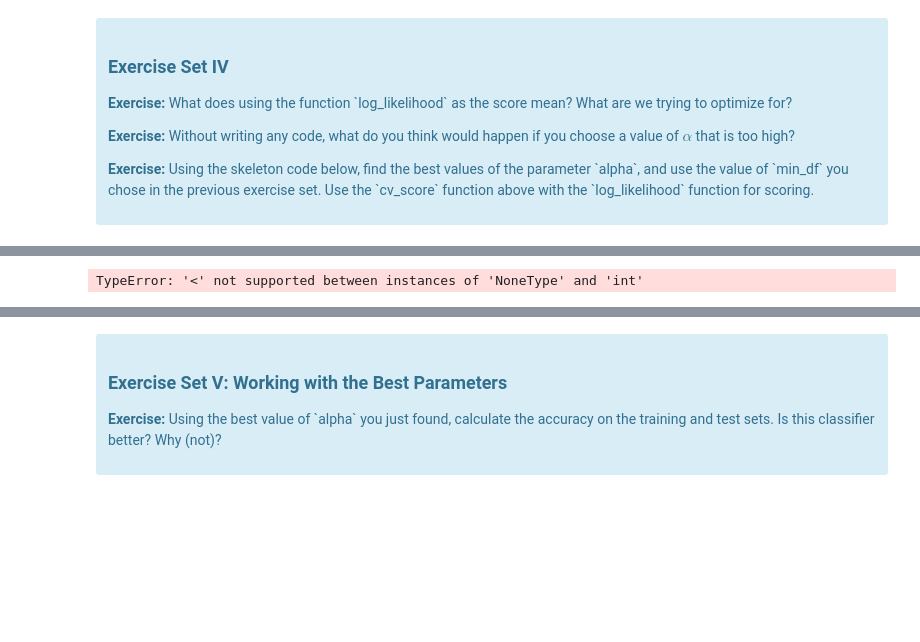
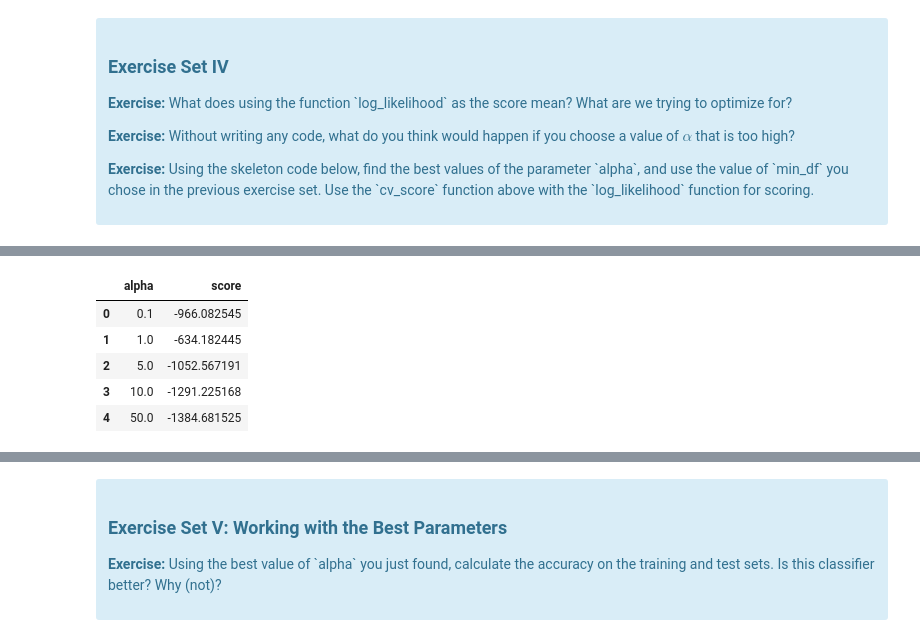
Before and after one commit to Haydost/Springboard_Portfolio, a Jupyter notebook: 9_ML_Naive_Bayes/Mini_Project_Naive_Bayes.ipynb, the cells around one changed output, grey strips where cells are left out. Cells and saved outputs as stored; diff of their text form; code cells hidden in the pictures; blank space fills up the shorter version.

```diff
--- a/9_ML_Naive_Bayes/Mini_Project_Naive_Bayes.ipynb
+++ b/9_ML_Naive_Bayes/Mini_Project_Naive_Bayes.ipynb
@@ -430,18 +403,39 @@ mask[itest] = True
 # %%
 from sklearn.naive_bayes import MultinomialNB
+from sklearn.metrics import roc_auc_score
 
 #the grid of parameters to search over
 alphas = [.1, 1, 5, 10, 50]
-best_min_df = None # YOUR TURN: put your value of min_df here.
+best_min_df = 2 # YOUR TURN: put your value of min_df here.
 
 #Find the best value for alpha and min_df, and the best classifier
 best_alpha = None
 maxscore=-np.inf
+
+
+a = []
+scores = []
+
 for alpha in alphas:
     vectorizer = CountVectorizer(min_df=best_min_df)
     Xthis, ythis = make_xy(critics, vectorizer)
     Xtrainthis = Xthis[mask]
     ytrainthis = ythis[mask]
     # your turn
+    clf = MultinomialNB(alpha=alpha)
+    clf.fit(Xtrainthis, ytrainthis)
+    score = cv_score(clf, Xtrainthis, ytrainthis, log_likelihood)
+
+    a.append(alpha)
+    scores.append(score)
+
+res = pd.DataFrame({'alpha': a, 'score': scores})
-# %% [output]
-TypeError: '<' not supported between instances of 'NoneType' and 'int'
+# %%
+res
+# %% [output]
+|  | alpha | score |
+| 0 | 0.1 | -966.082545 |
+| 1 | 1.0 | -634.182445 |
+| 2 | 5.0 | -1052.567191 |
+| 3 | 10.0 | -1291.225168 |
+| 4 | 50.0 | -1384.681525 |
```
Also changed, not shown: parts of 21 cells of this notebook.
